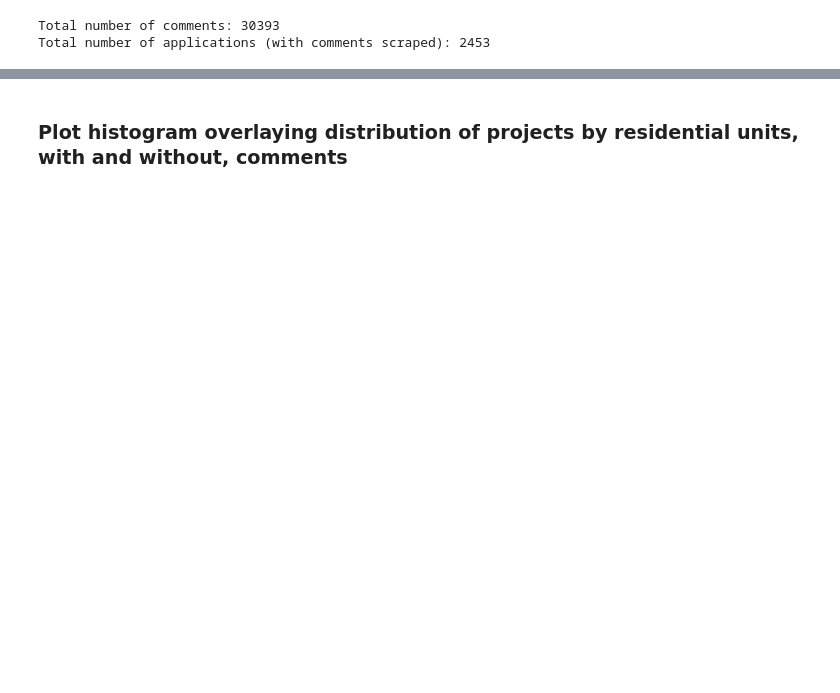
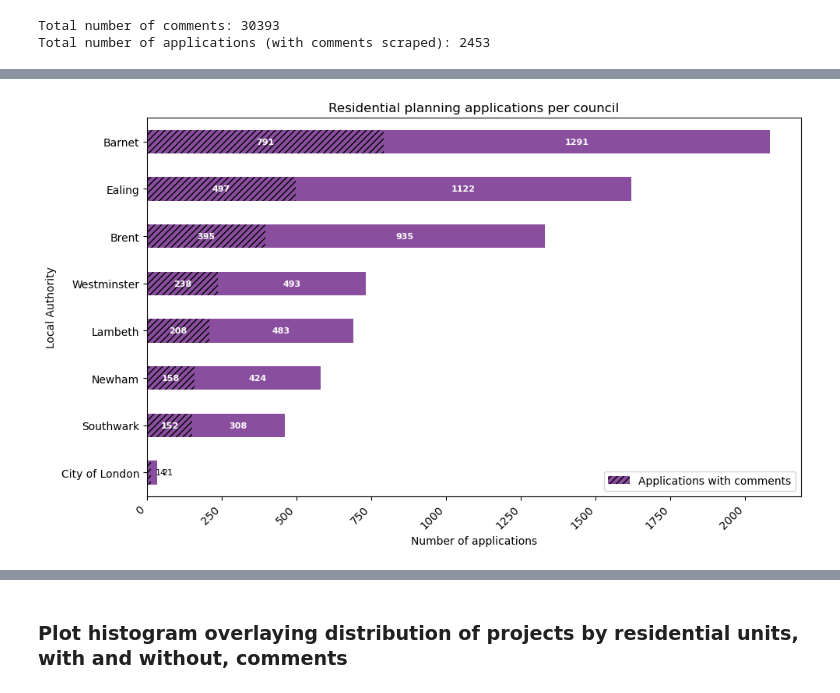
Before and after one commit to Bea-Taylor/nimby_nlp, a Jupyter notebook: nbs/1_1_0_summary_analysis.ipynb, the cells around one changed output, grey strips where cells are left out. Cells and saved outputs as stored; diff of their text form; code cells hidden in the pictures; blank space fills up the shorter version.

Commit message:
added notebooks with graphs

```diff
--- a/nbs/1_1_0_summary_analysis.ipynb
+++ b/nbs/1_1_0_summary_analysis.ipynb
@@ -87,0 +94,3 @@ application_df
+# %%
+count_df = application_df.groupby('borough').size()
+count_df = pd.DataFrame(count_df).reset_index().rename(columns={0:'no_applications'})
@@ -87,0 +109,63 @@ application_df
+# %%
+unique_app_counts = pd.merge(unique_app_counts, count_df, left_on='council', right_on='borough', how='left')
+unique_app_counts.drop(columns=['borough'], inplace=True)
+# %%
+# Sort data
+unique_app_counts = unique_app_counts.sort_values(by='no_applications', ascending=True)
+
+# Create stacked bar chart with one color
+ax = unique_app_counts.plot.barh(
+    x='council',
+    y=['no_applications_with_comments', 'no_applications'],
+    stacked=True,
+    figsize=(10,6),
+    title='Residential planning applications per council',
+    ylabel='Local Authority',
+    xlabel='Number of applications',
+    color=["#894e9e", '#894e9e']  # same color for both bars
+)
+
+# Apply hatching to the "with comments" bars
+bars = ax.patches
+n_councils = len(unique_app_counts)
+for i, bar in enumerate(bars[:n_councils]):
+    bar.set_hatch('////')
+
+# Add text labels on each segment
+for bar in ax.patches:
+    width = bar.get_width()
+    y = bar.get_y() + bar.get_height() / 2
+    x = bar.get_x() + width / 2
+
+    # If bar too narrow, place label to the right
+    if width < unique_app_counts['no_applications'].max() * 0.08:
+        ax.text(
+            bar.get_x() + width + 15,  # push text to right
+            y,
+            f'{int(width)}',
+            va='center',
+            ha='left',
+            fontsize=8,
+            color='black'
+        )
+    else:
+        ax.text(
+            x,
+            y,
+            f'{int(width)}',
+            va='center',
+            ha='center',
+            fontsize=8,
+            color='white',
+            fontweight='bold'
+        )
+
+# Only show legend for the hatched section
+handles, labels = ax.get_legend_handles_labels()
+ax.legend([handles[0]], ['Applications with comments'], loc='lower right')
+
+plt.xticks(rotation=45, ha='right')
+plt.tight_layout()
+plt.show()
+# %% [output]
+[figure, added]
```
Also changed, not shown: parts of 34 cells of this notebook.
